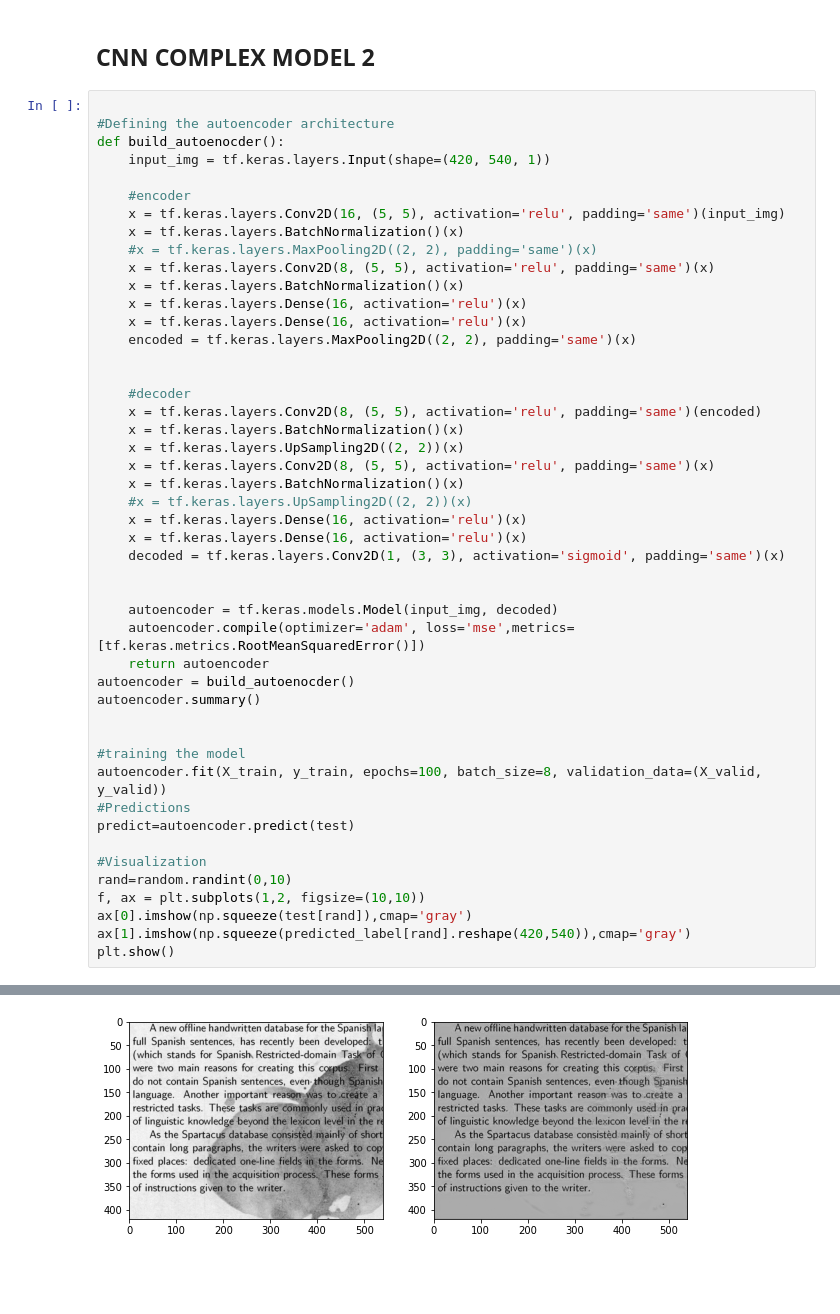
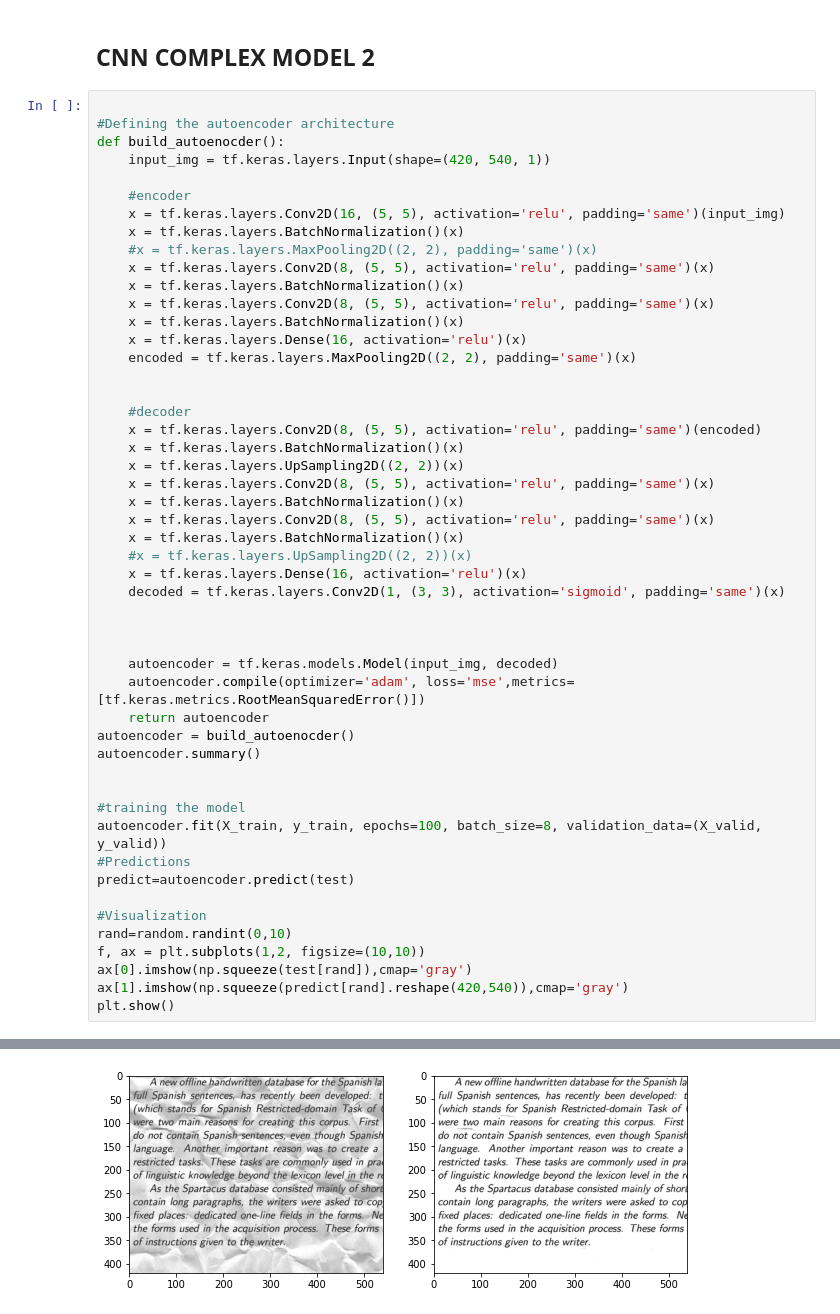
Before and after one commit to Anish-AV/Autoencoder, a Jupyter notebook: Reconstruct_corrupted_text.ipynb, the cells around one changed output, grey strips where cells are left out. Saved outputs shown, nothing was run; the diff lists cells and outputs as text; blank space fills up the shorter version.

```diff
--- a/Reconstruct_corrupted_text.ipynb
+++ b/Reconstruct_corrupted_text.ipynb
@@ -267,7 +267,8 @@ def build_autoenocder():
     #x = tf.keras.layers.MaxPooling2D((2, 2), padding='same')(x)
     x = tf.keras.layers.Conv2D(8, (5, 5), activation='relu', padding='same')(x)
     x = tf.keras.layers.BatchNormalization()(x)
-    x = tf.keras.layers.Dense(16, activation='relu')(x)
+    x = tf.keras.layers.Conv2D(8, (5, 5), activation='relu', padding='same')(x)
+    x = tf.keras.layers.BatchNormalization()(x)
     x = tf.keras.layers.Dense(16, activation='relu')(x)
     encoded = tf.keras.layers.MaxPooling2D((2, 2), padding='same')(x)
 
@@ -278,10 +279,12 @@ def build_autoenocder():
     x = tf.keras.layers.UpSampling2D((2, 2))(x)
     x = tf.keras.layers.Conv2D(8, (5, 5), activation='relu', padding='same')(x)
     x = tf.keras.layers.BatchNormalization()(x)
+    x = tf.keras.layers.Conv2D(8, (5, 5), activation='relu', padding='same')(x)
+    x = tf.keras.layers.BatchNormalization()(x)
     #x = tf.keras.layers.UpSampling2D((2, 2))(x)
     x = tf.keras.layers.Dense(16, activation='relu')(x)
-    x = tf.keras.layers.Dense(16, activation='relu')(x)
     decoded = tf.keras.layers.Conv2D(1, (3, 3), activation='sigmoid', padding='same')(x)
+
 
 
     autoencoder = tf.keras.models.Model(input_img, decoded)
@@ -300,6 +303,6 @@ predict=autoencoder.predict(test)
 rand=random.randint(0,10)
 f, ax = plt.subplots(1,2, figsize=(10,10))
 ax[0].imshow(np.squeeze(test[rand]),cmap='gray')
-ax[1].imshow(np.squeeze(predicted_label[rand].reshape(420,540)),cmap='gray')
+ax[1].imshow(np.squeeze(predict[rand].reshape(420,540)),cmap='gray')
 plt.show()
 # %% [output]
@@ -323 +326 @@ Epoch 100/100
-[figure, old version]
+[figure, new version]
```
Also changed, not shown: parts of 1 cell of this notebook.
